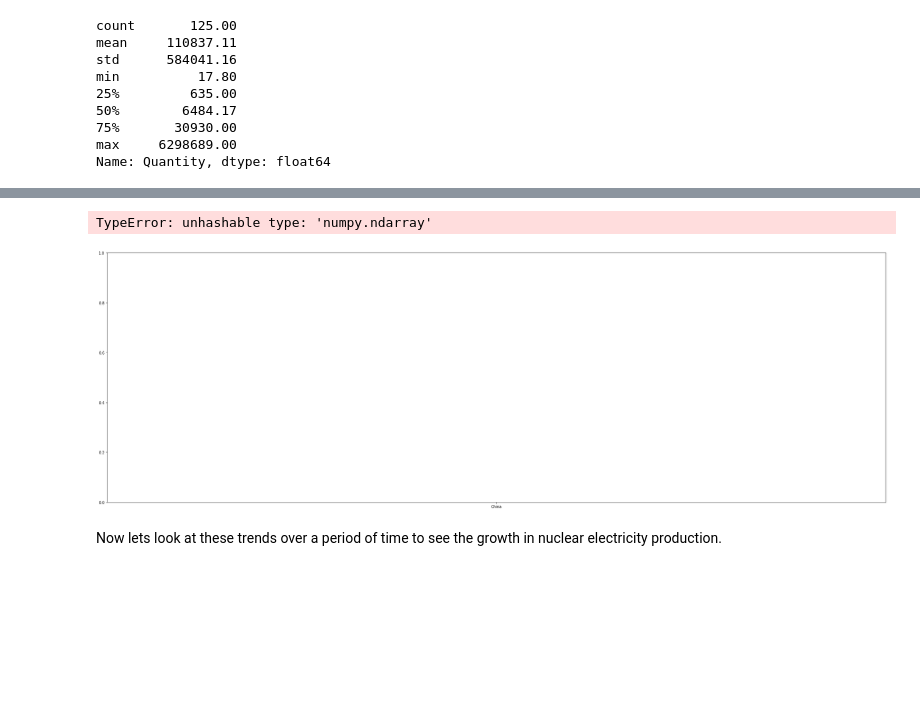
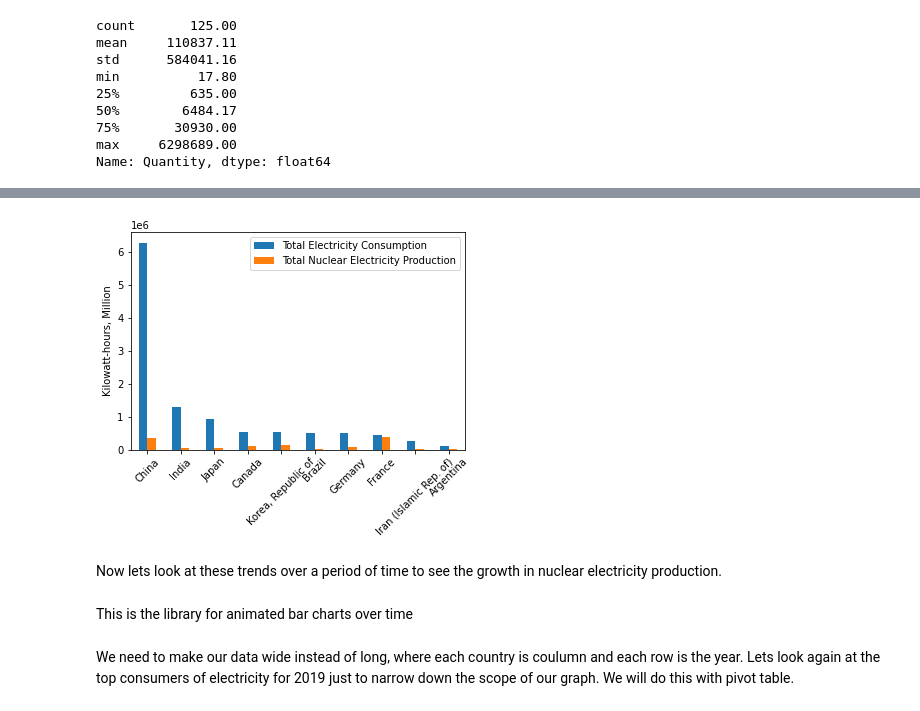
Before and after one commit to nss-data-science-cohort-6/un_data_question-jmayf123, a Jupyter notebook: notebooks/Solo_Exploration.ipynb, the cells around one changed output, grey strips where cells are left out. Cells and saved outputs as stored; diff of their text form; code cells hidden in the pictures; blank space fills up the shorter version.

```diff
--- a/notebooks/Solo_Exploration.ipynb
+++ b/notebooks/Solo_Exploration.ipynb
@@ -15,7 +16,7 @@ Drop the footnotes column for cleaner look. Check the data types of each of the
 total_electricity = total_electricity.drop(columns=['Quantity Footnotes'])
 
 total_electricity_consumption = total_electricity[(total_electricity['Commodity - Transaction'] == 'Electricity - Final energy consumption')]
-nuclear_electriciy_production = nuclear_electricity.drop(columns=['Quantity Footnotes'])
+nuclear_electricity_production = nuclear_electricity.drop(columns=['Quantity Footnotes'])
 
 print('Total Electricity:\n',total_electricity.dtypes,'\n\nNuclear Electricity:\n',nuclear_electricity.dtypes)
 # %% [output]
@@ -39,7 +40,15 @@ dtype: object
 Lets first look at the total electricity consumption for each country in a recent year with adequate data, 2019. This way we can estimate countries with the highest engergy consumptions.
 # %%
 total_electricity_consumption_2019 = total_electricity_consumption[total_electricity_consumption['Year'] == 2019]
-total_nuclear_production_2019 = nuclear_electriciy_production[nuclear_electriciy_production['Year'] == 2019]
+total_nuclear_production_2019 = nuclear_electricity_production[nuclear_electricity_production['Year'] == 2019]
+# %%
+#Merge those into one datafeame for future use
+electricity_merged_2019 = total_electricity_consumption_2019.merge(total_nuclear_production_2019, left_on = 'Country or Area', right_on = 'Country or Area')
+#Change the Column Names and clean up data
+electricity_merged_2019 = (electricity_merged_2019
+                            .rename(columns = {'Quantity_x':'Total Electricity Consumption','Quantity_y':'Total Nuclear Electricity Production','Year_y':'Year'})
+                            .drop(columns = ['Commodity - Transaction_x','Year_x','Commodity - Transaction_y'])
+                        )
 # %%
 pd.set_option('display.float_format', lambda x: '%.2f' % x) #Set floats to 2 decimal points
 total_electricity_consumption_2019['Quantity'].describe() #Summary stats on the Electric consumption 2019
@@ -88,13 +100,19 @@ Now that we have an idea of which countries consume a majority of the electricit
-# %%
-nuclear_prod_x = fig_1_data['Country or Area']#Use the same coutnries from the first figure
-nuclear_prod_y = total_nuclear_production_2019[total_nuclear_production_2019['Country or Area'].isin(fig_1_data['Country or Area'])]
-fig_2, ax = plt.subplots()
-nuclear_prod = ax.bar(label='Nuclear Electricity Production'
-                    ,x = nuclear_prod_x
-                    ,height = nuclear_prod_y
-                    )
-# %% [output]
-TypeError: unhashable type: 'numpy.ndarray'
-[figure, removed]
+# %%
+figure_2_data = (electricity_merged_2019
+                    .sort_values(by = 'Total Electricity Consumption', ascending=False)
+                    .iloc[0:10,:]
+                )
+#Grouped bar chart
+figure_2_data[['Total Electricity Consumption','Total Nuclear Electricity Production']].plot(kind='bar')
+
+# plt.rcParams["figure.figsize"] = (60, 30)
+# plt.rcParams.update({'font.size':40})
+
+plt.xticks(ticks = range(0,10), labels = figure_2_data['Country or Area'], rotation = 45)
+plt.ylabel('Kilowatt-hours, Million')
+plt.legend()
+plt.show()
+# %% [output]
+[figure, added]
 # %% [markdown]
 Now lets look at these trends over a period of time to see the growth in nuclear electricity production.
@@ -100,0 +127,2 @@ Now lets look at these trends over a period of time to see the growth in nuclear
+# %% [markdown]
+This is the library for animated bar charts over time
@@ -100,0 +131,2 @@ Now lets look at these trends over a period of time to see the growth in nuclear
+# %% [markdown]
+We need to make our data wide instead of long, where each country is coulumn and each row is the year. Lets look again at the top consumers of electricity for 2019 just to narrow down the scope of our graph. We will do this with pivot table.
```
Also changed, not shown: parts of 9 cells of this notebook.
